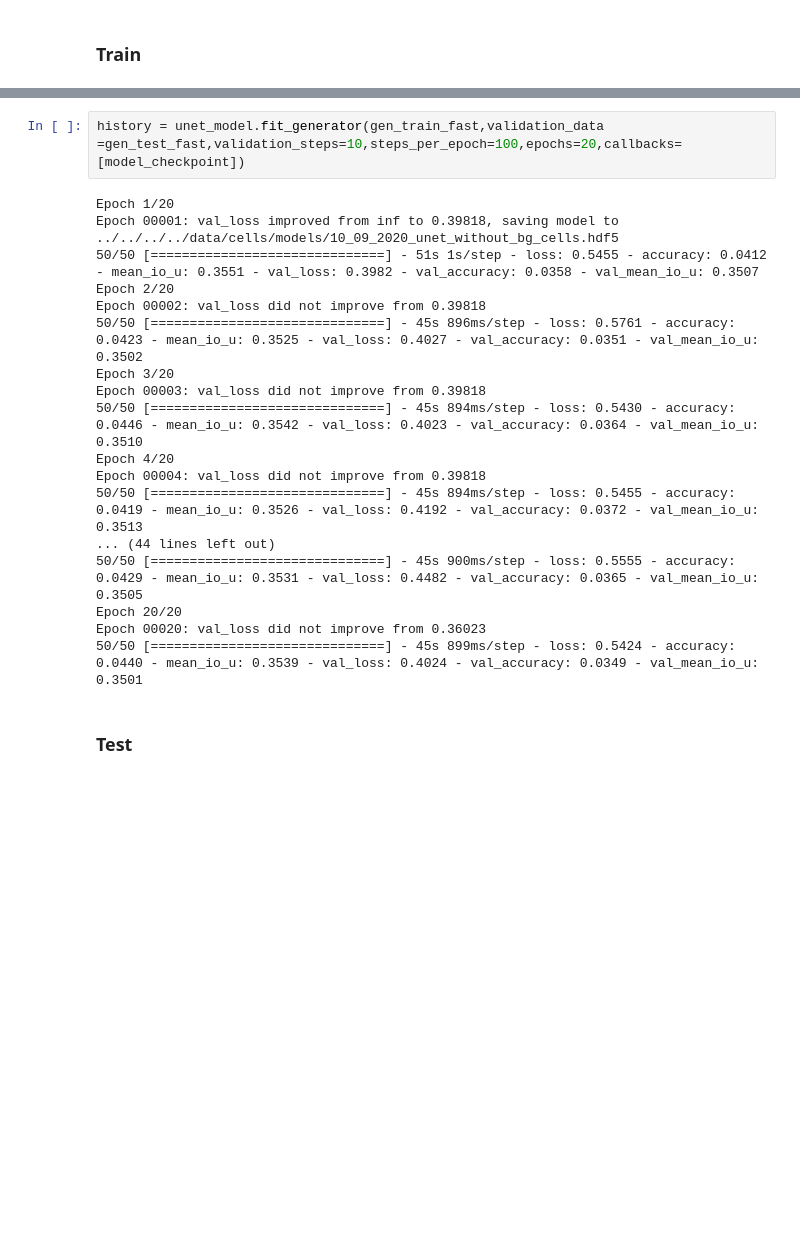
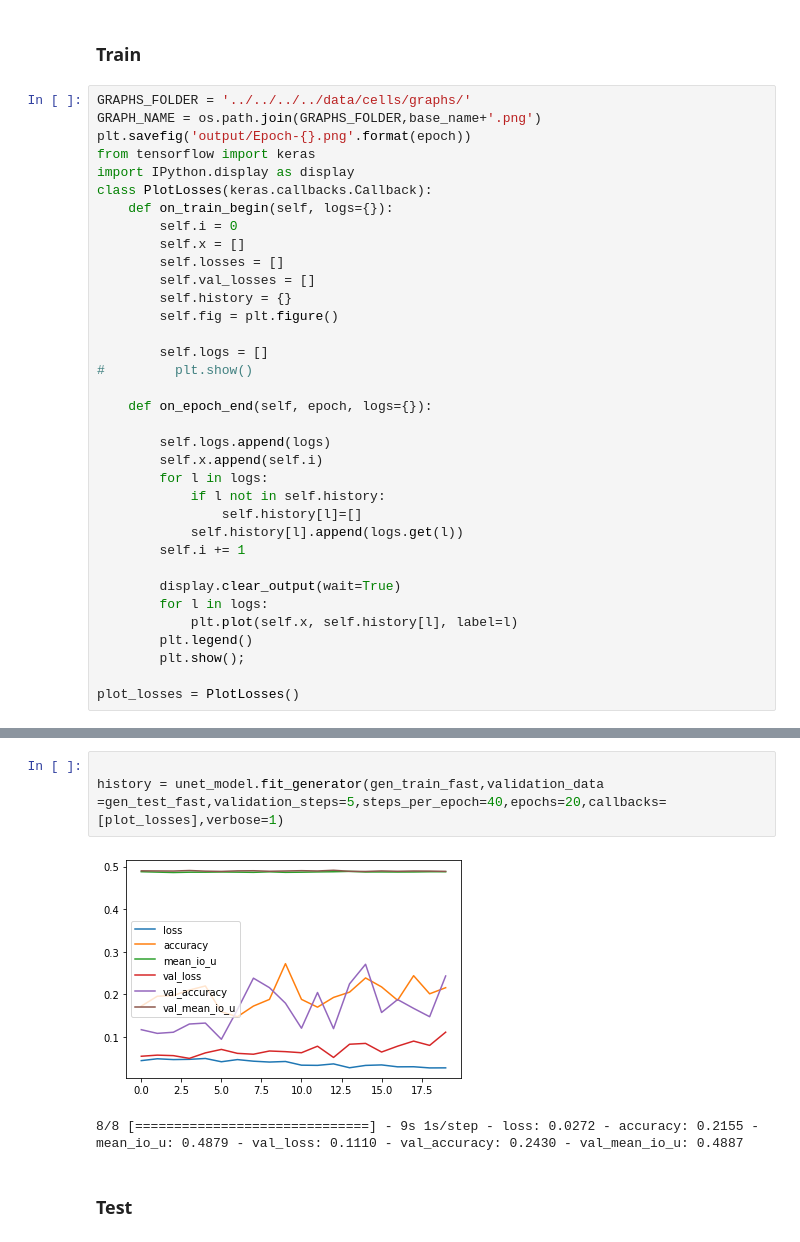
Before and after one commit to PreibischLab/PixelWise_Cell_Classification, a Jupyter notebook: V2/unet/Train unet-with_data_augmentation.ipynb, the cells around one changed output, grey strips where cells are left out. Drawn from its saved outputs; the diff is of its cells as text; blank space fills up the shorter version.

```diff
--- a/V2/unet/Train unet-with_data_augmentation.ipynb
+++ b/V2/unet/Train unet-with_data_augmentation.ipynb
@@ -87,6 +88,41 @@ Non-trainable params: 0
 __________________________________________________________________________________________________
 # %% [markdown]
 ### Train
+# %%
+GRAPHS_FOLDER = '../../../../data/cells/graphs/'
+GRAPH_NAME = os.path.join(GRAPHS_FOLDER,base_name+'.png')
+plt.savefig('output/Epoch-{}.png'.format(epoch))
+from tensorflow import keras
+import IPython.display as display
+class PlotLosses(keras.callbacks.Callback):
+    def on_train_begin(self, logs={}):
+        self.i = 0
+        self.x = []
+        self.losses = []
+        self.val_losses = []
+        self.history = {}
+        self.fig = plt.figure()
+
+        self.logs = []
+#         plt.show()
+
+    def on_epoch_end(self, epoch, logs={}):
+
+        self.logs.append(logs)
+        self.x.append(self.i)
+        for l in logs:
+            if l not in self.history:
+                self.history[l]=[]
+            self.history[l].append(logs.get(l))
+        self.i += 1
+
+        display.clear_output(wait=True)
+        for l in logs:
+            plt.plot(self.x, self.history[l], label=l)
+        plt.legend()
+        plt.show();
+
+plot_losses = PlotLosses()
 # %%
 from tensorflow.keras.callbacks import ModelCheckpoint, LearningRateScheduler, ReduceLROnPlateau
 import os
@@ -97,25 +134,11 @@ model_checkpoint = ModelCheckpoint(model_file, monitor='val_loss',verbose=1, sav
 # reduce_lr = ReduceLROnPlateau(monitor='val_loss', factor=0.5,
 #                               patience=5, min_lr=0.000001, verbose=1,  cooldown=1)
 # %%
-history = unet_model.fit_generator(gen_train_fast,validation_data =gen_test_fast,validation_steps=10,steps_per_epoch=100,epochs=20,callbacks=[model_checkpoint])
+
+history = unet_model.fit_generator(gen_train_fast,validation_data =gen_test_fast,validation_steps=5,steps_per_epoch=40,epochs=20,callbacks=[plot_losses],verbose=1)
 # %% [output]
+[figure, added]
-Epoch 1/20
-Epoch 00001: val_loss improved from inf to 0.39818, saving model to ../../../../data/cells/models/10_09_2020_unet_without_bg_cells.hdf5
-50/50 [==============================] - 51s 1s/step - loss: 0.5455 - accuracy: 0.0412 - mean_io_u: 0.3551 - val_loss: 0.3982 - val_accuracy: 0.0358 - val_mean_io_u: 0.3507
-Epoch 2/20
-Epoch 00002: val_loss did not improve from 0.39818
-50/50 [==============================] - 45s 896ms/step - loss: 0.5761 - accuracy: 0.0423 - mean_io_u: 0.3525 - val_loss: 0.4027 - val_accuracy: 0.0351 - val_mean_io_u: 0.3502
-Epoch 3/20
-Epoch 00003: val_loss did not improve from 0.39818
-50/50 [==============================] - 45s 894ms/step - loss: 0.5430 - accuracy: 0.0446 - mean_io_u: 0.3542 - val_loss: 0.4023 - val_accuracy: 0.0364 - val_mean_io_u: 0.3510
-Epoch 4/20
-Epoch 00004: val_loss did not improve from 0.39818
-50/50 [==============================] - 45s 894ms/step - loss: 0.5455 - accuracy: 0.0419 - mean_io_u: 0.3526 - val_loss: 0.4192 - val_accuracy: 0.0372 - val_mean_io_u: 0.3513
-... (44 lines left out)
-50/50 [==============================] - 45s 900ms/step - loss: 0.5555 - accuracy: 0.0429 - mean_io_u: 0.3531 - val_loss: 0.4482 - val_accuracy: 0.0365 - val_mean_io_u: 0.3505
-Epoch 20/20
-Epoch 00020: val_loss did not improve from 0.36023
-50/50 [==============================] - 45s 899ms/step - loss: 0.5424 - accuracy: 0.0440 - mean_io_u: 0.3539 - val_loss: 0.4024 - val_accuracy: 0.0349 - val_mean_io_u: 0.3501
+8/8 [==============================] - 9s 1s/step - loss: 0.0272 - accuracy: 0.2155 - mean_io_u: 0.4879 - val_loss: 0.1110 - val_accuracy: 0.2430 - val_mean_io_u: 0.4887
 # %% [markdown]
 ### Test
 # %%
```
Also changed, not shown: parts of 7 cells of this notebook, 4 other files.
